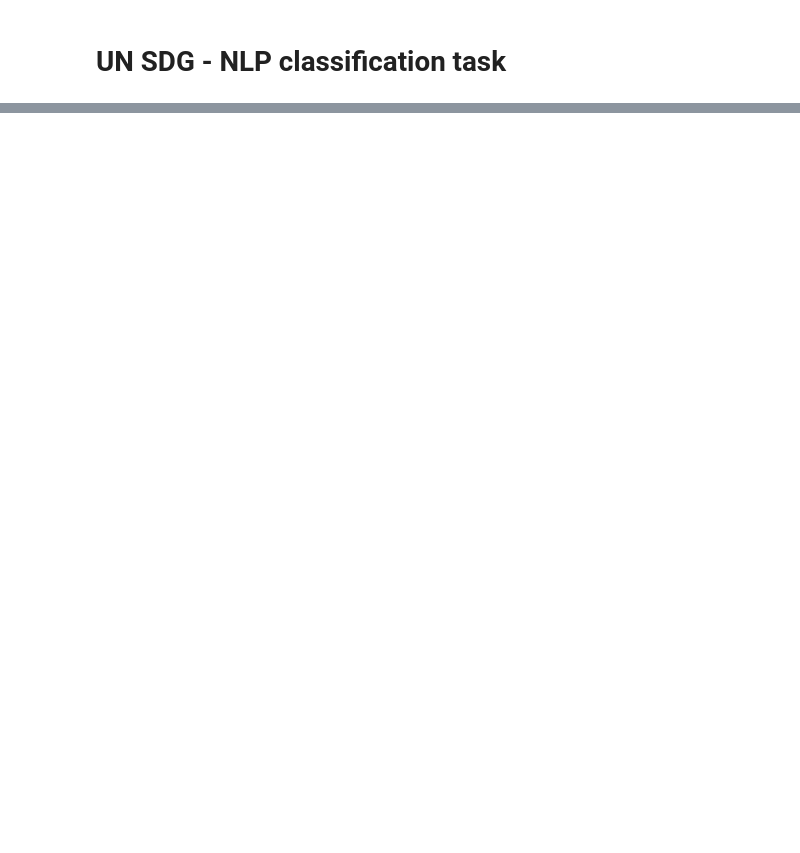
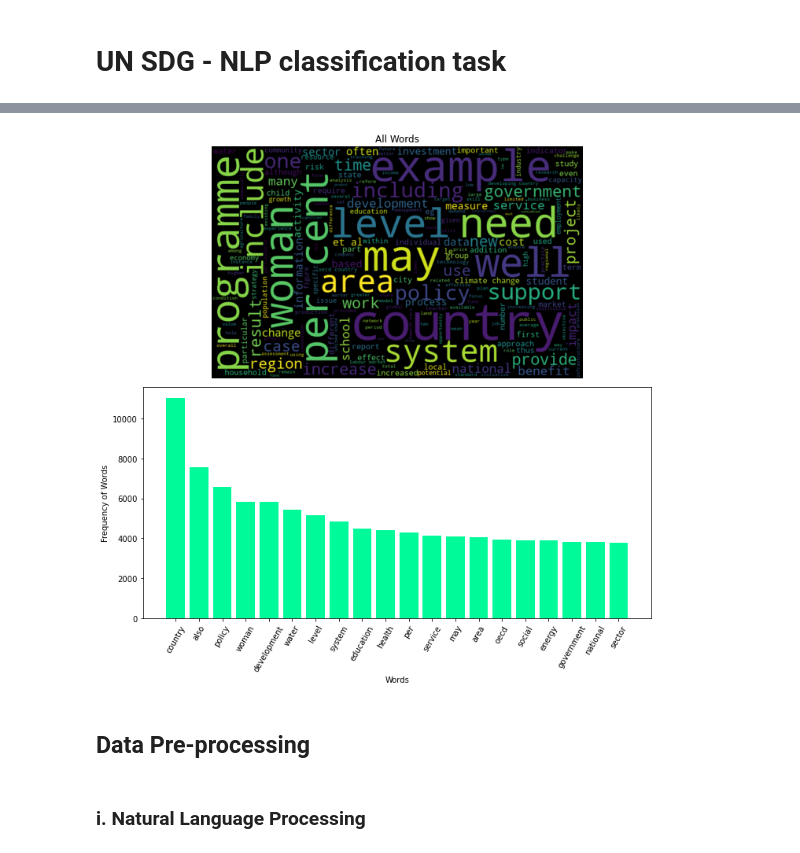
Before and after one commit to sosocrypto/UN-SDG-Project, a Jupyter notebook: sdg_project_notebook.ipynb, the cells around one changed output, grey strips where cells are left out. Cells and saved outputs as stored; diff of their text form; code cells hidden in the pictures; blank space fills up the shorter version.

```diff
--- a/sdg_project_notebook.ipynb
+++ b/sdg_project_notebook.ipynb
@@ -189,0 +171,5 @@ test_data.head()
+# %%
+#extract all words in the cleaned data
+all_words = train_df['text_lemmatized'].apply(join_w)
+#' '.join(word for word in train_df.text_lemmatized)
+all_words
@@ -189,0 +189,25 @@ test_data.head()
+# %%
+# Visualization of the data
+wordcloud = WordCloud(width=800, height=500, max_font_size=110).generate(join_w(all_words))
+fig, ax = plt.subplots(2, 1, figsize = (10, 10), facecolor = None)
+#plt.figure(figsize=(10, 7))
+ax[0].imshow(wordcloud, interpolation="bilinear")
+ax[0].set_title("All Words")
+ax[0].axis('off')
+#plt.show()
+
+mostcommon = FreqDist(join_w(all_words).split(' ')).most_common(20)
+x, y = zip(*mostcommon)
+ax[1].bar(x, y, color='mediumspringgreen')
+ax[1].set_xlabel('Words')
+ax[1].set_ylabel('Frequency of Words')
+ax[1].tick_params(axis='x', labelrotation=60)
+
+plt.tight_layout()
+plt.show()
+# %% [output]
+[figure, added]
+# %% [markdown]
+## Data Pre-processing
+# %% [markdown]
+### i. Natural Language Processing
```
Also changed, not shown: parts of 69 cells of this notebook.
